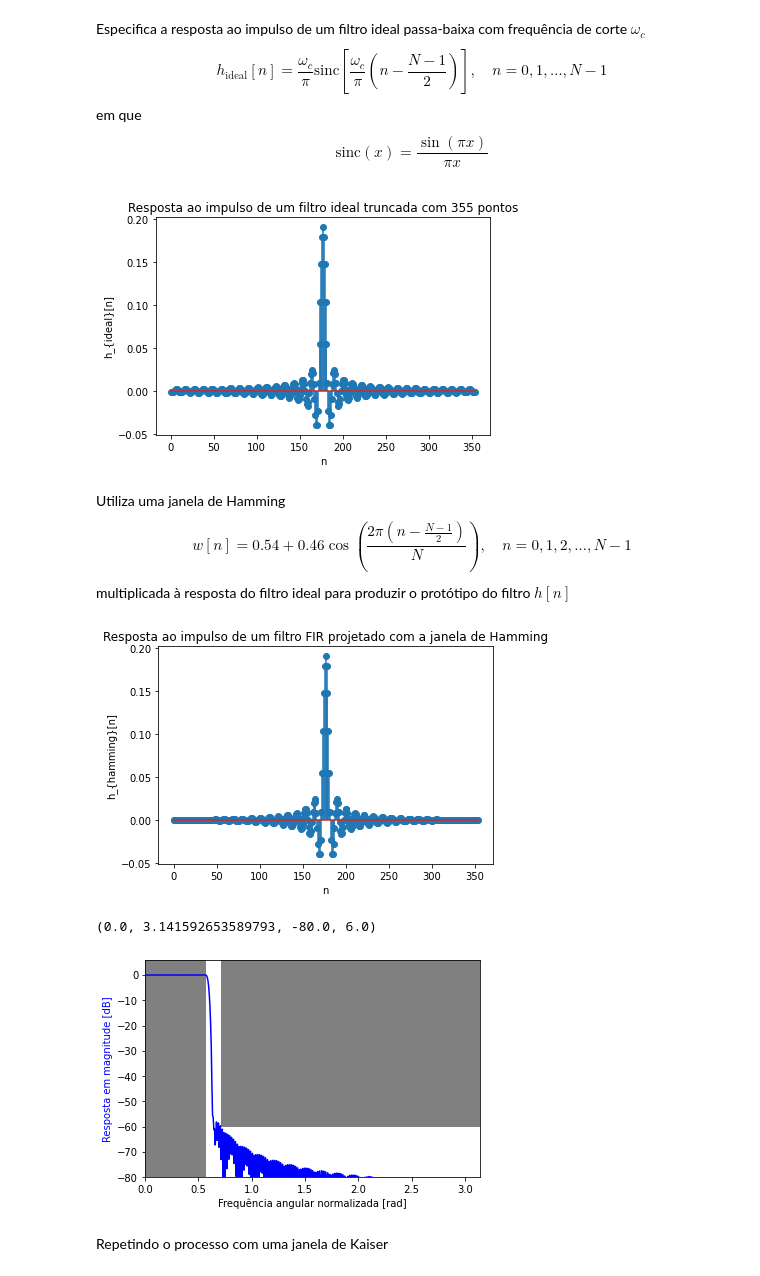
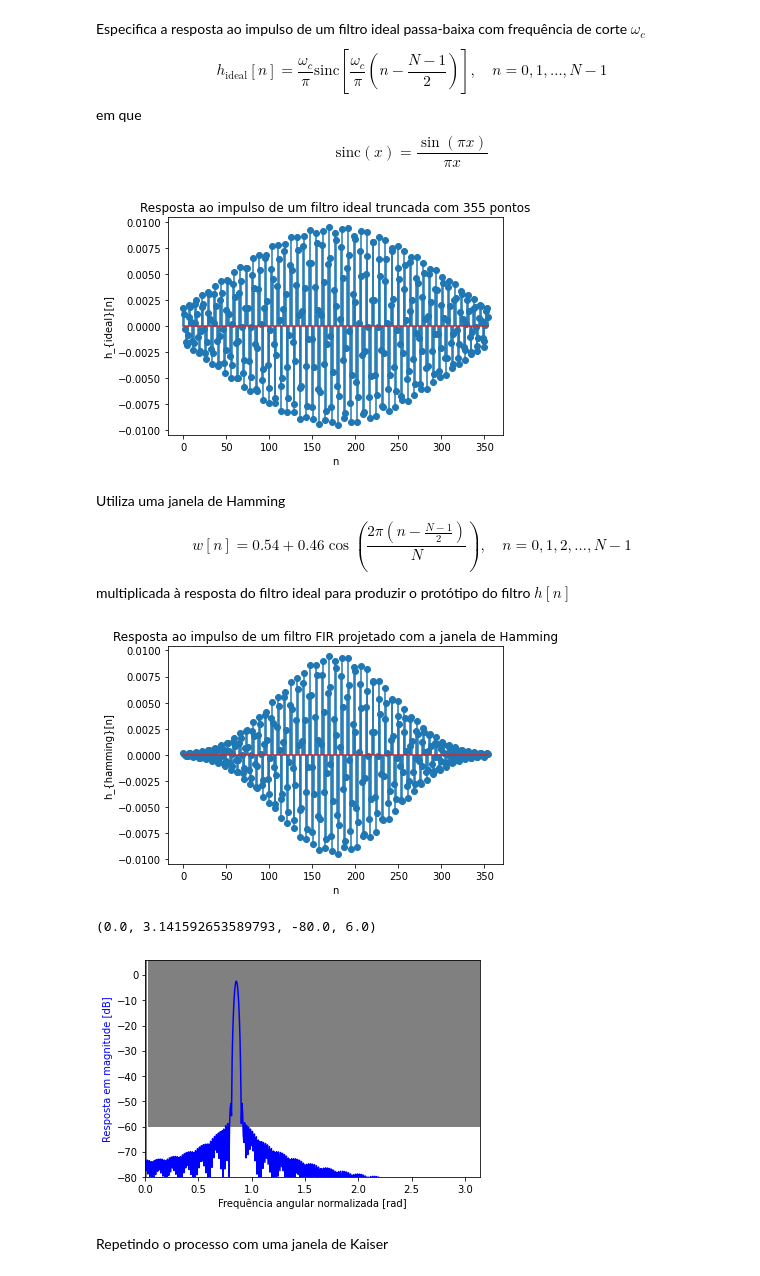
Before and after one commit to pmvdafonseca/filter_fir_high_pass, a Jupyter notebook: Projeto_FIR.ipynb, the cells around one changed output. Cells and saved outputs as stored; diff of their text form; code cells hidden in the pictures.

```diff
--- a/Projeto_FIR.ipynb
+++ b/Projeto_FIR.ipynb
@@ -24,9 +26,11 @@ from IPython.display import Audio
 # %%
-fp = 4000         # frequência superior da banda de passagem
-fr = 5000         # frequência inferior da banda de rejeição
+fp = 100         # frequência superior da banda de passagem
+fr = 200       # frequência inferior da banda de rejeição
 fs = 44100        # frequência de amostragem
 alphap = 0.1      # ripple admissível na banda de passagem em dB
 alphar = 60       # atenuação mínima na banda de rejeição (ripple) em dB
+freqc = 6000
+freqc_norm = 2*np.pi*freqc/fs
 # %% [markdown]
 Algumas transformações necessárias nas variáveis de entrada:
 
@@ -114,18 +122,19 @@ em que $$\mathrm{sinc}(x) = \frac{\sin(\pi x)}{\pi x}$$
 # %%
 # Especifiquei um comprimento de filtro FIR a partir das estimativas anteriores mas não necessariamente usando elas
 N = 355
 n = np.arange(0,N,1)
 #fc = (fp+fr)/(2.0*fs)
 fc = 1.05*fp/fs
-hideal = 2.0*fc*special.sinc((n-(N-1)/2.0)*2.0*fc)
+theta= freqc_norm
+hideal = 2*cos(n*theta)*2.0*fc*special.sinc((n-(N-1)/2.0)*2.0*fc)
 
 plt.title('Resposta ao impulso de um filtro ideal truncada com '+str(N)+' pontos')
 plt.xlabel('n')
 plt.ylabel('h_{ideal}[n]')
 plt.stem(n,hideal,use_line_collection=True)
 plt.show()
 # %% [output]
-[figure, old version]
+[figure, new version]
 # %% [markdown]
 Utiliza uma janela de Hamming
 $$w[n] = 0.54 + 0.46\cos\left(\frac{2\pi \left(n - \frac{N-1}{2}\right)}{N}\right), \quad n=0,1,2,\ldots,N-1$$
@@ -139,7 +148,7 @@ plt.ylabel('h_{hamming}[n]')
 plt.stem(n,hhamming,use_line_collection=True)
 plt.show()
 # %% [output]
-[figure, old version]
+[figure, new version]
 # %%
 w,respfreq = signal.freqz(hhamming,1)
 plt.plot(w, 20 * np.log10(abs(respfreq)), 'b')
@@ -151,7 +160,7 @@ plt.fill([omegar, omegar, np.pi, np.pi], [99,  -alphar,  -alphar, 99], '0.5', lw
 plt.axis([0, np.pi, -80, 6])
 # %% [output]
 (0.0, 3.141592653589793, -80.0, 6.0)
-[figure, old version]
+[figure, new version]
 # %% [markdown]
 Repetindo o processo com uma janela de Kaiser
 # %%
```
Also changed, not shown: parts of 11 cells of this notebook.
